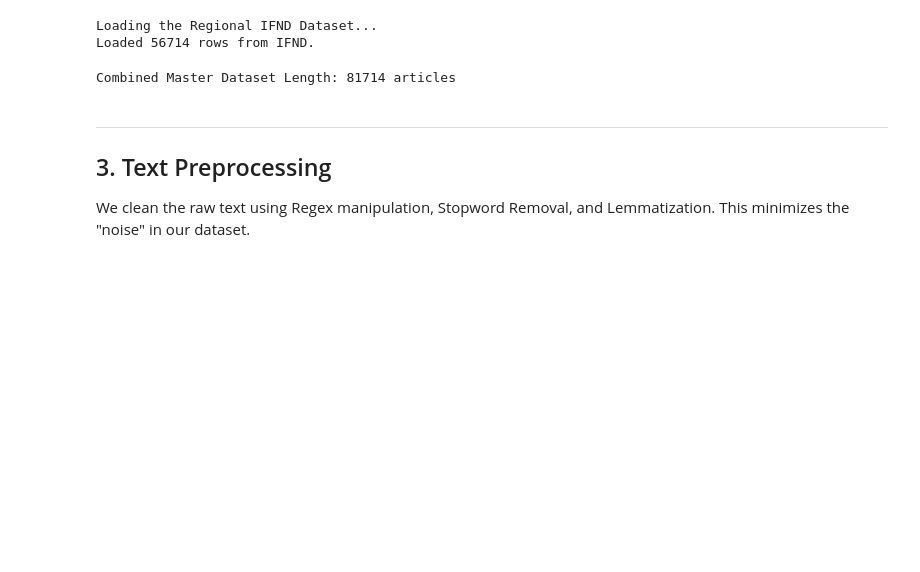
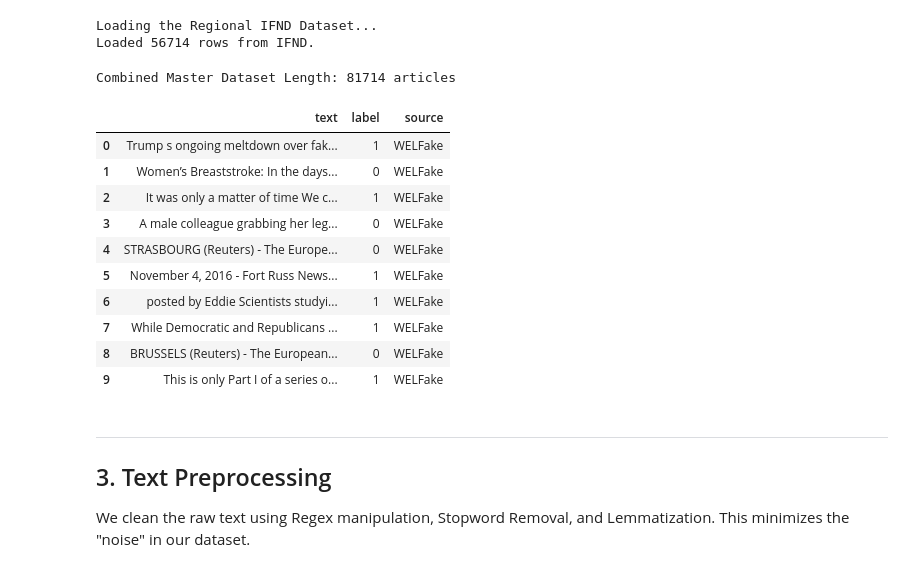
Before and after one commit to Vivek-sys-afk/Fake-News-Detection-Minor-Project, a Jupyter notebook: Fake_News_Detection.ipynb, the cells around one changed output. Saved outputs shown, nothing was run; the diff lists cells and outputs as text; code cells hidden in the pictures; blank space fills up the shorter version.

```diff
--- a/Fake_News_Detection.ipynb
+++ b/Fake_News_Detection.ipynb
@@ -124,13 +123,26 @@ Loaded 56714 rows from IFND.
 # %%
 df_list = [df_welfake, df_ifnd]
 df = pd.concat(df_list, ignore_index=True)
 
 # Ensure strict integer casting for ML compatibility
 df['label'] = df['label'].astype(int)
 
 print(f"Combined Master Dataset Length: {len(df)} articles")
+
+df.head(10)
 # %% [output]
 Combined Master Dataset Length: 81714 articles
+|  | text | label | source |
+| 0 | Trump s ongoing meltdown over fak... | 1 | WELFake |
+| 1 | Women’s Breaststroke: In the days... | 0 | WELFake |
+| 2 | It was only a matter of time We c... | 1 | WELFake |
+| 3 | A male colleague grabbing her leg... | 0 | WELFake |
+| 4 | STRASBOURG (Reuters) - The Europe... | 0 | WELFake |
+| 5 | November 4, 2016 - Fort Russ News... | 1 | WELFake |
+| 6 | posted by Eddie Scientists studyi... | 1 | WELFake |
+| 7 | While Democratic and Republicans ... | 1 | WELFake |
+| 8 | BRUSSELS (Reuters) - The European... | 0 | WELFake |
+| 9 | This is only Part I of a series o... | 1 | WELFake |
 # %% [markdown]
 ---
 ## 3. Text Preprocessing
```
Also changed, not shown: parts of 6 cells of this notebook.
